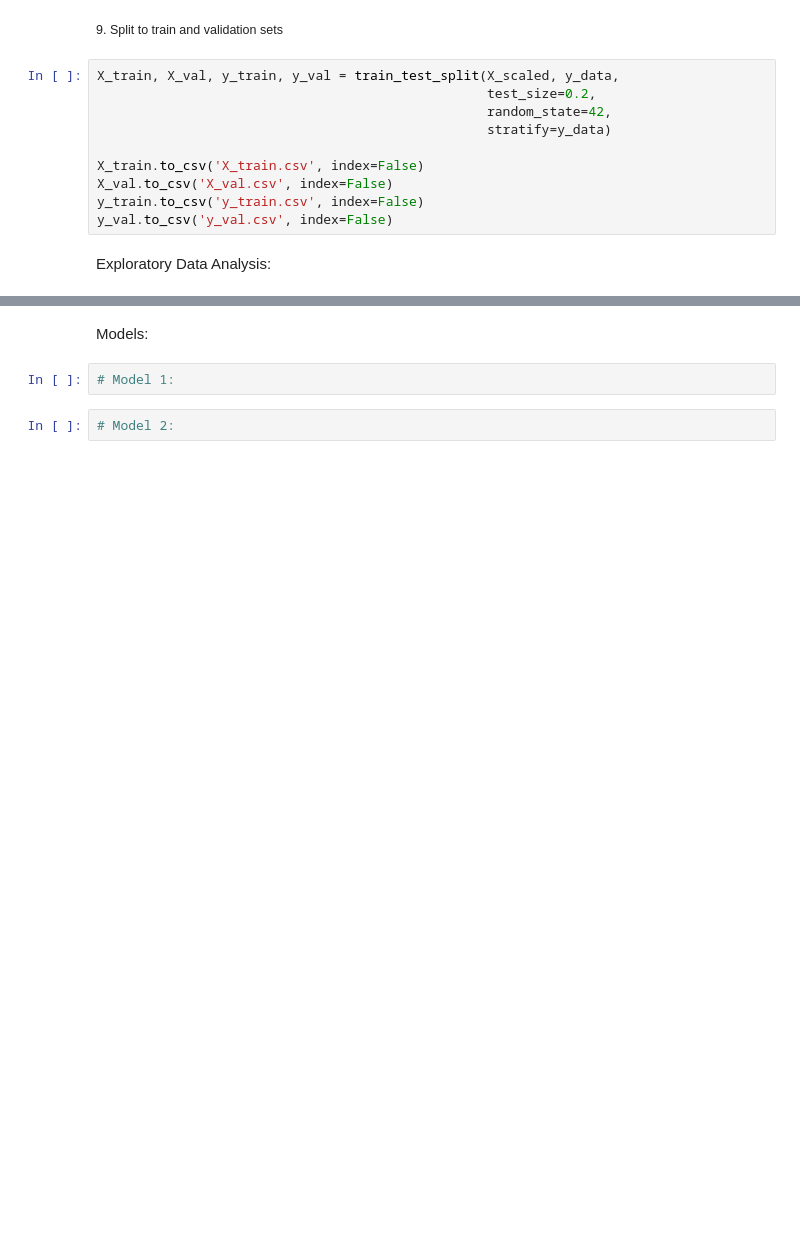
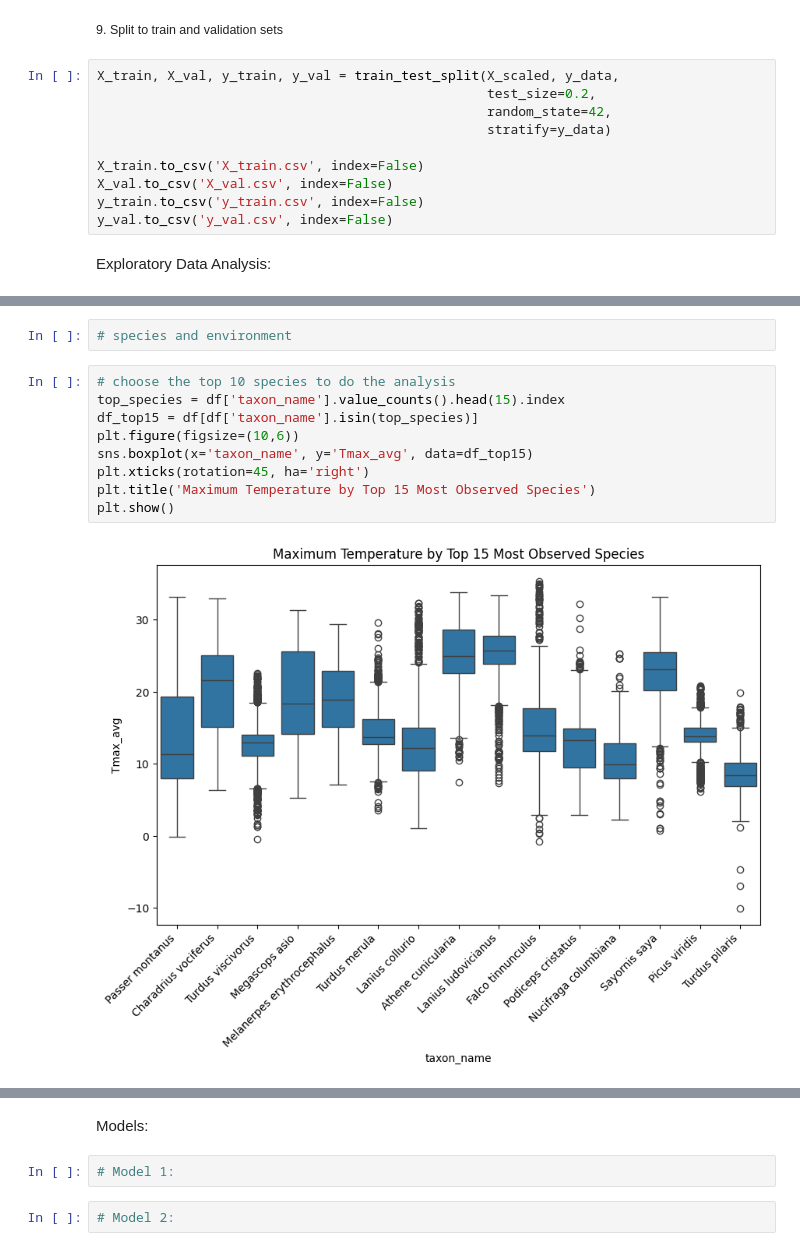
Before and after one commit to hayamikkawi/SpeciesPrediction, a Jupyter notebook: species.miniproc.ipynb, the cells around one changed output, grey strips where cells are left out. Drawn from its saved outputs; the diff is of its cells as text; blank space fills up the shorter version.

```diff
--- a/species.miniproc.ipynb
+++ b/species.miniproc.ipynb
@@ -159,0 +198,13 @@ Exploratory Data Analysis:
+# %%
+# species and environment
+# %%
+# choose the top 10 species to do the analysis
+top_species = df['taxon_name'].value_counts().head(15).index
+df_top15 = df[df['taxon_name'].isin(top_species)]
+plt.figure(figsize=(10,6))
+sns.boxplot(x='taxon_name', y='Tmax_avg', data=df_top15)
+plt.xticks(rotation=45, ha='right')
+plt.title('Maximum Temperature by Top 15 Most Observed Species')
+plt.show()
+# %% [output]
+[figure, added]
```
Also changed, not shown: parts of 11 cells of this notebook.
